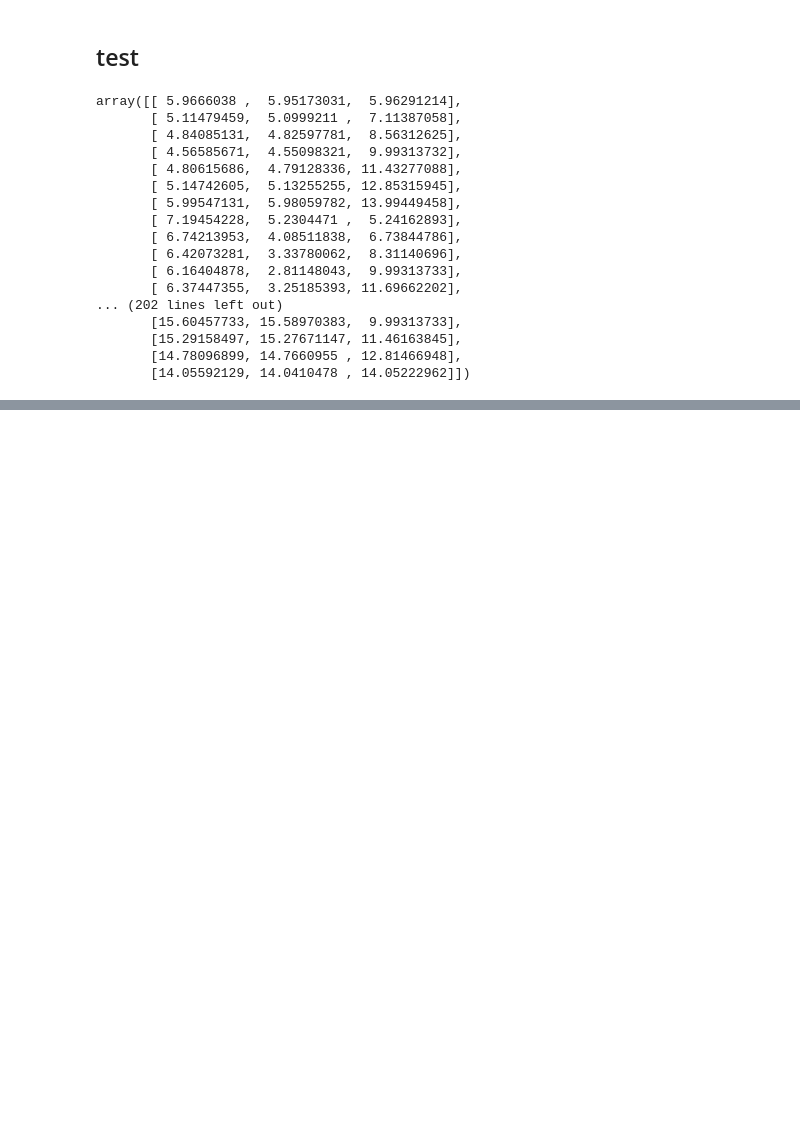
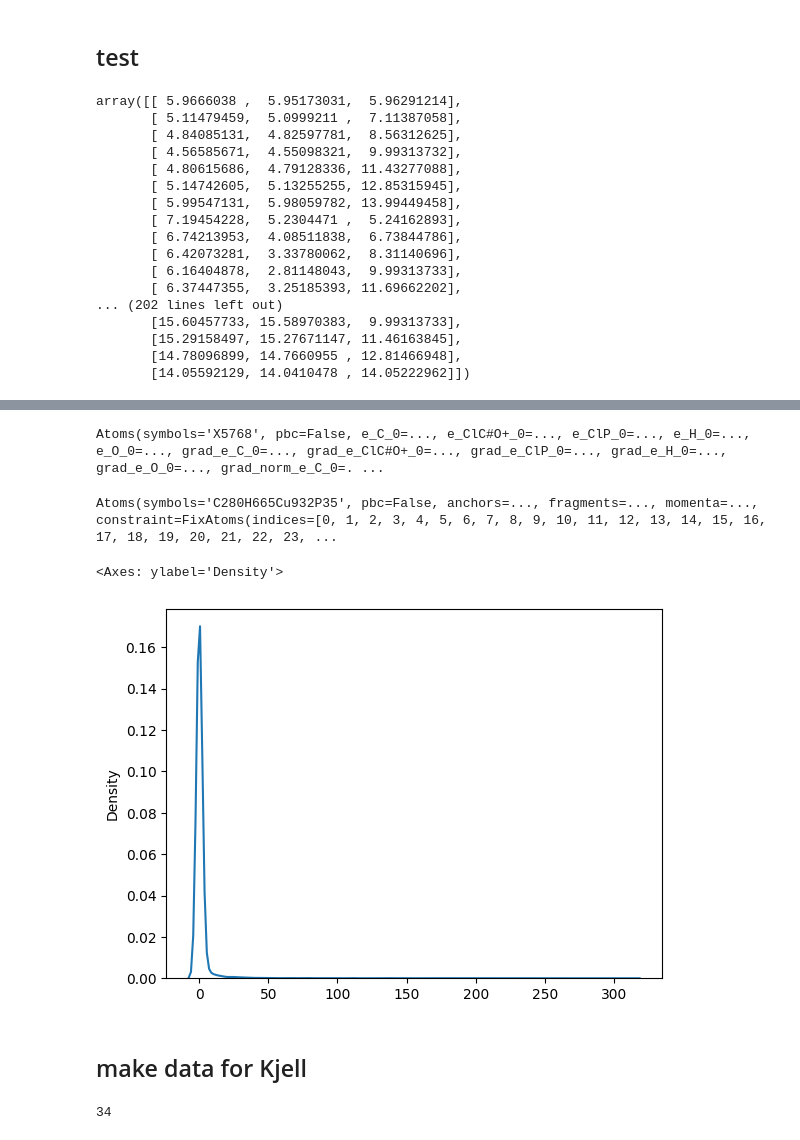
Before and after one commit to schwallergroup/CFT, a Jupyter notebook: notebooks/cft.ipynb, the cells around one changed output, grey strips where cells are left out. Saved outputs shown, nothing was run; the diff lists cells and outputs as text; code cells hidden in the pictures; blank space fills up the shorter version.

Commit message:
examples

```diff
--- a/notebooks/cft.ipynb
+++ b/notebooks/cft.ipynb
@@ -47,0 +87,3 @@ AttributeError: 'Manifold' object has no attribute 'site_df'
+# %%
+grid_atoms = read('/home/ef/Code/CFT/examples/Cu_smash/0_5/grd_top0.xyz')
+grid_atoms.arrays['e_H_0']
@@ -47,0 +101,34 @@ AttributeError: 'Manifold' object has no attribute 'site_df'
+# %%
+en_naked = read('/home/ef/Code/CFT/examples/Cu_smash/naked_particle.xyz').get_potential_energy()
+
+files = glob('../examples/Cu_smash/*_*/grd*')
+files.sort()
+
+data = {}
+
+for file in files:
+
+    key = file.split('/')[-1].split('.xyz')[0]
+    # print(f'{key = }')
+    data[key] = read(file)
+
+for name, grid_atoms in data.items():
+    if 'naked' in name:
+        continue
+
+    naked_atoms = data[name+'_naked']
+
+    keys = [k for k in grid_atoms.arrays.keys()]
+    for k in keys:
+        if 'e_' in k and 'grad' not in k:
+
+            mask = (grid_atoms.arrays[k] - np.min(grid_atoms.arrays[k])) < 2
+            grid_atoms.arrays['delta_'+k] = grid_atoms.arrays[k]- ref_en_dict[name] - naked_atoms.arrays[k] + en_naked
+            # grid_atoms.arrays['delta_'+k] -= np.min(grid_atoms.arrays['delta_'+k])
+            # grid_atoms.arrays['delta_'+k] *= mask
+            # grid_atoms.arrays['delta_'+k] += ~mask*2
+
+        grid_atoms.arrays['rel_'+k] = grid_atoms.arrays[k] - np.min(grid_atoms.arrays[k])
+
+
+trj = [grid_atoms for name, grid_atoms in data.items() if 'naked' not in name]
@@ -47,0 +137,8 @@ AttributeError: 'Manifold' object has no attribute 'site_df'
+# %%
+grid_atoms
+# %% [output]
+Atoms(symbols='X5768', pbc=False, e_C_0=..., e_ClC#O+_0=..., e_ClP_0=..., e_H_0=..., e_O_0=..., grad_e_C_0=..., grad_e_ClC#O+_0=..., grad_e_ClP_0=..., grad_e_H_0=..., grad_e_O_0=..., grad_norm_e_C_0=. ...
+# %%
+atoms
+# %% [output]
+Atoms(symbols='C280H665Cu932P35', pbc=False, anchors=..., fragments=..., momenta=..., constraint=FixAtoms(indices=[0, 1, 2, 3, 4, 5, 6, 7, 8, 9, 10, 11, 12, 13, 14, 15, 16, 17, 18, 19, 20, 21, 22, 23, ...
@@ -47,0 +147,12 @@ AttributeError: 'Manifold' object has no attribute 'site_df'
+# %%
+sns.kdeplot(trj[0].arrays['delta_e_H_0'])
+# %% [output]
+<Axes: ylabel='Density'>
+[figure, added]
+# %% [markdown]
+## make data for Kjell
+# %%
+rh_trj = read('/home/ef/Code/bo-adsorbate/examples/run_particle/rh_28.xyz', index=':')
+len(rh_trj)
+# %% [output]
+34
```
Also changed, not shown: parts of 12 cells of this notebook, 1 other file.
